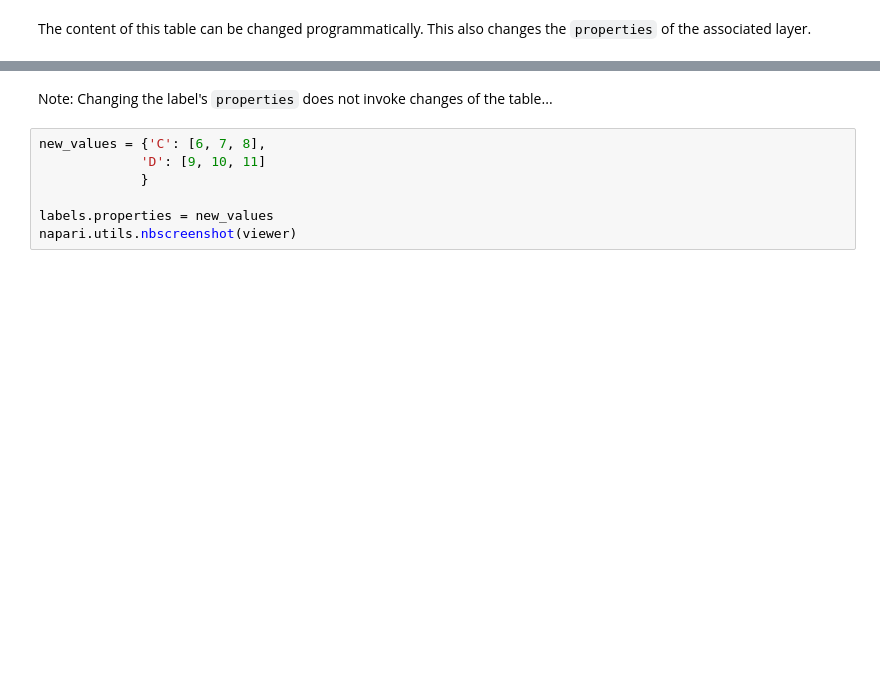
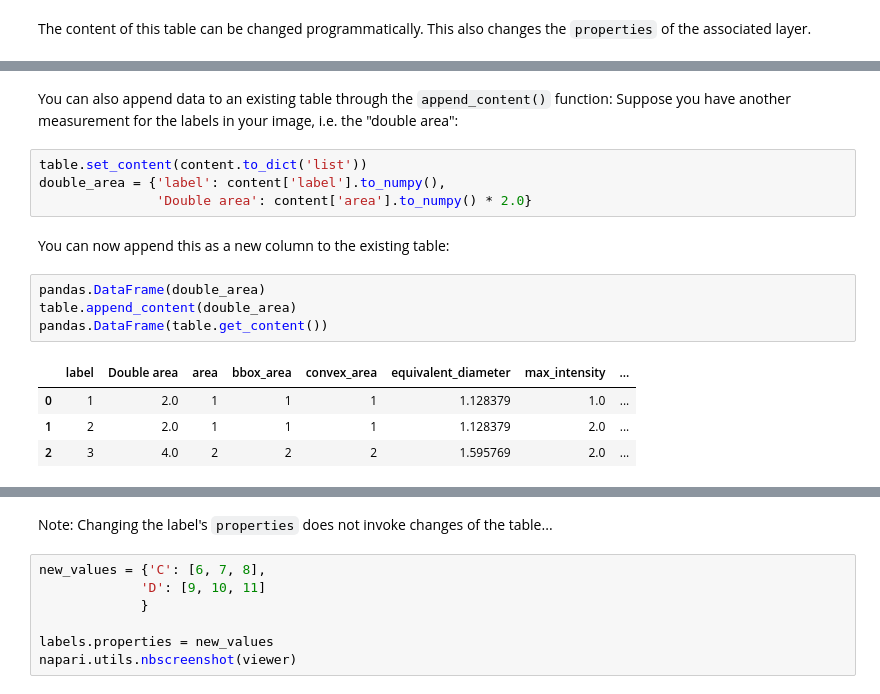
Before and after one commit to haesleinhuepf/napari-skimage-regionprops, a Jupyter notebook: demo/tables.ipynb, the cells around one changed output, grey strips where cells are left out. Saved outputs shown, nothing was run; the diff lists cells and outputs as text; blank space fills up the shorter version.

Commit message:
Added function to noteboook

```diff
--- a/demo/tables.ipynb
+++ b/demo/tables.ipynb
@@ -62,0 +67,17 @@ napari.utils.nbscreenshot(viewer)
+# %% [markdown]
+You can also append data to an existing table through the `append_content()` function: Suppose you have another measurement for the labels in your image, i.e. the "double area":
+# %%
+table.set_content(content.to_dict('list'))
+double_area = {'label': content['label'].to_numpy(),
+               'Double area': content['area'].to_numpy() * 2.0}
+# %% [markdown]
+You can now append this as a new column to the existing table:
+# %%
+pandas.DataFrame(double_area)
+table.append_content(double_area)
+pandas.DataFrame(table.get_content())
+# %% [output]
+|  | label | Double area | area | bbox_area | convex_area | equivalent_diameter | max_intensity | ... |
+| 0 | 1 | 2.0 | 1 | 1 | 1 | 1.128379 | 1.0 | ... |
+| 1 | 2 | 2.0 | 1 | 1 | 1 | 1.128379 | 2.0 | ... |
+| 2 | 3 | 4.0 | 2 | 2 | 2 | 1.595769 | 2.0 | ... |
```
Also changed, not shown: parts of 11 cells of this notebook.
